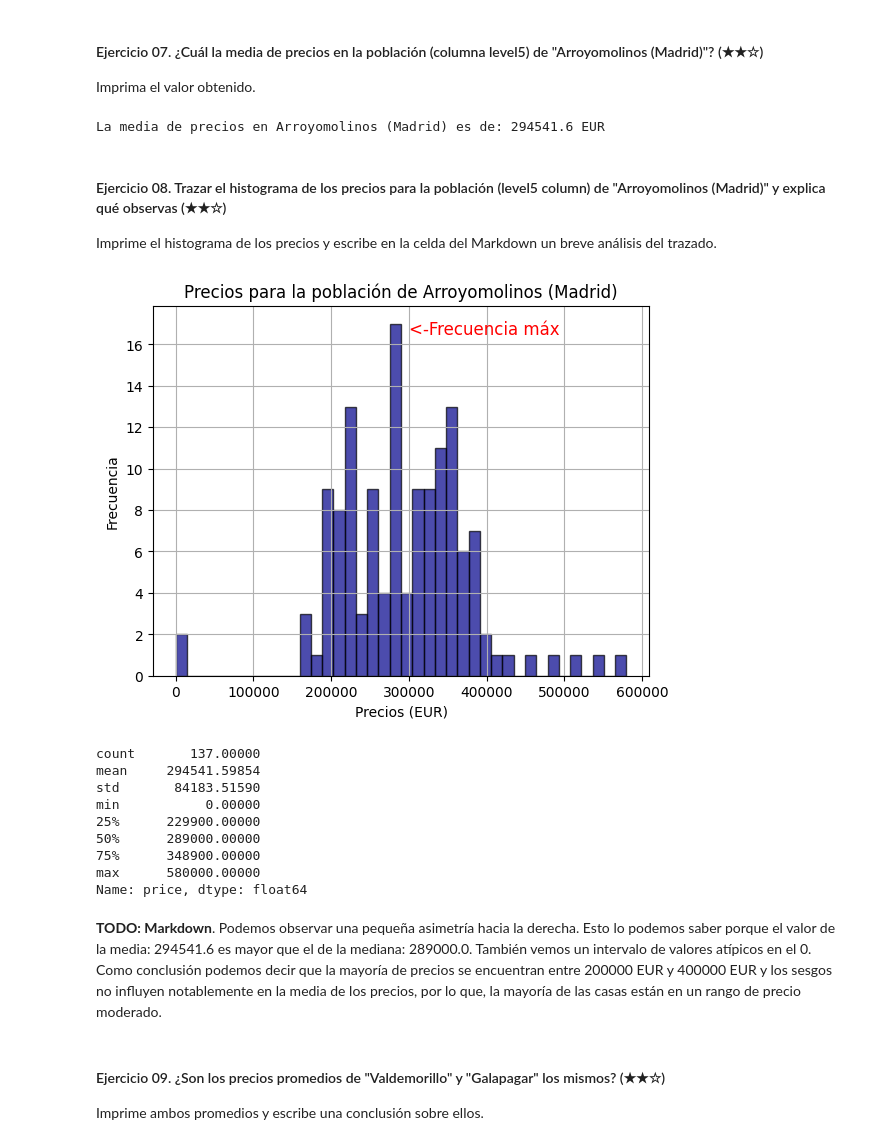
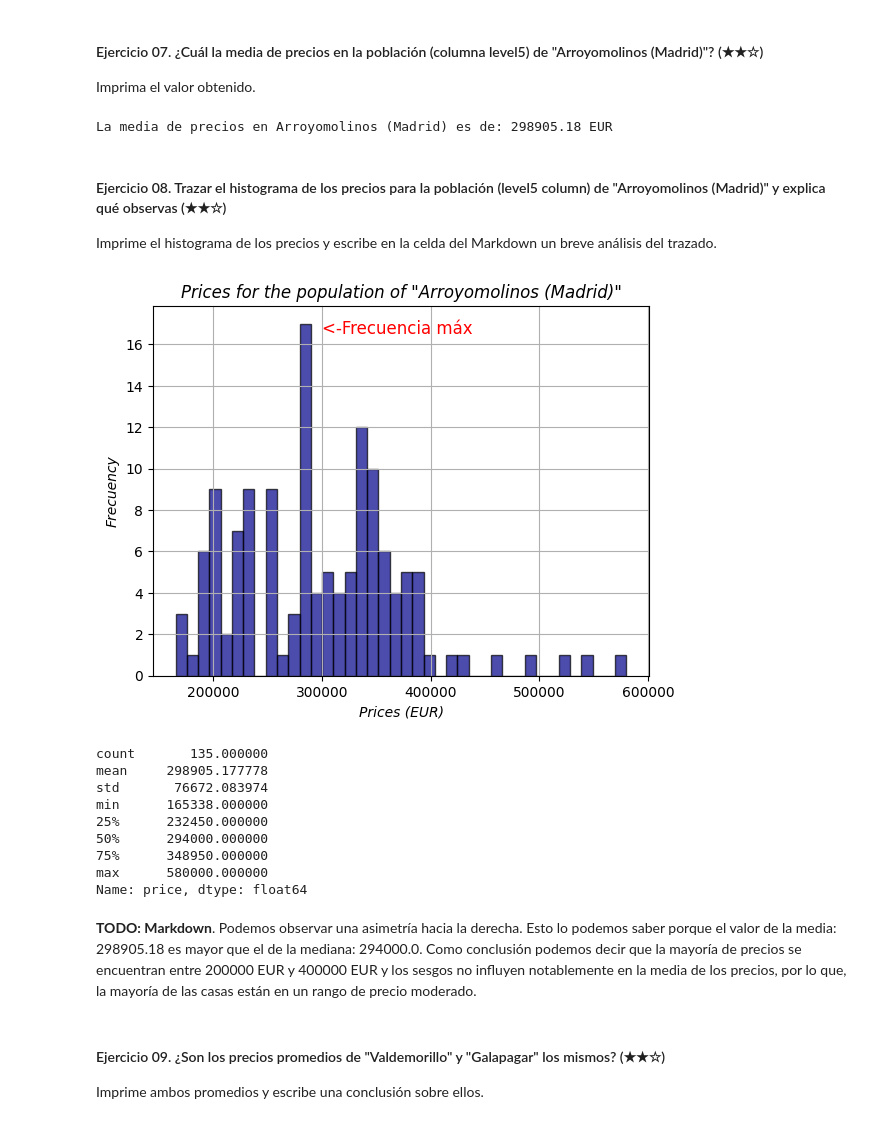
Before and after one commit to FerminRomeroBleda/realestate-datacleanup-exercise, a Jupyter notebook: project.es.ipynb, the cells around one changed output. Drawn from its saved outputs; the diff is of its cells as text; code cells hidden in the pictures.

```diff
--- a/project.es.ipynb
+++ b/project.es.ipynb
@@ -193,17 +187,18 @@ Conclusión: Han habido doce columnas que contenian en ellas al menos un valor N
 Imprima el valor obtenido.
 # %%
 # TODO
+import pandas as pd
 
-#Selecciono las filas donde el nombre sea igual a 'Arroyomolinos (Madrid').
-num_poblacion_arroyomolinos = ds[ds['level5']=="Arroyomolinos (Madrid)"]
+ds_filtered = ds[ds['price'] != 0] # DataFrame filtrado para que no tenga en cuenta los valores iguales a cero en la columna de precios
 
-#las media de los precios de las casas que estan en 'Arroyomolinos (Madrid)
-mean_price = num_poblacion_arroyomolinos['price'].mean()
+ds_filtered_Arroyomolinos = ds_filtered[ds_filtered['level5'] == 'Arroyomolinos (Madrid)']
+
+mean_prices_Arroyomolinos = ds_filtered_Arroyomolinos['price'].mean()
 
 
-print(f"La media de precios en Arroyomolinos (Madrid) es de: {round(mean_price,2)} EUR")
+print(f"La media de precios en Arroyomolinos (Madrid) es de: {round(mean_prices_Arroyomolinos,2)} EUR")
 # %% [output]
-La media de precios en Arroyomolinos (Madrid) es de: 294541.6 EUR
+La media de precios en Arroyomolinos (Madrid) es de: 298905.18 EUR
 # %% [markdown]
 #### Ejercicio 08. Trazar el histograma de los precios para la población (level5 column) de "Arroyomolinos (Madrid)" y explica qué observas (★★☆)
 
@@ -211,47 +206,48 @@ Imprime el histograma de los precios y escribe en la celda del Markdown un breve
 # %%
 # TODO: Code
 import pandas as pd
 import matplotlib.pyplot as plt
 
-#Selecciono las filas donde el nombre sea igual a 'Arroyomolinos (Madrid').
-num_poblacion_arroyomolinos = ds[ds['level5']=="Arroyomolinos (Madrid)"]
+ds_filtered = ds[ds['price'] != 0] # DataFrame filtrado para que no tenga en cuenta los valores iguales a cero en la columna de precios
+ds_filtered_Arroyomolinos = ds_filtered[ds_filtered['level5'] == 'Arroyomolinos (Madrid)']
 
-#Histograma
-plt.hist(num_poblacion_arroyomolinos['price'], bins=40,
+prices_Arroyomolinos = ds_filtered_Arroyomolinos['price']
+
+plt.figure()
+plt.hist(prices_Arroyomolinos,
+          bins=40,
+          alpha=0.7,
           edgecolor = 'black',
-          color = 'darkblue',
-          alpha = 0.7)
-
-#Añadir Título y etiquetas
-plt.title("Precios para la población de Arroyomolinos (Madrid)")
-plt.xlabel('Precios (EUR)')
-plt.ylabel('Frecuencia')
-
-#Añadir cuadrícula
+          color = 'darkblue')
+plt.title('Prices for the population of "Arroyomolinos (Madrid)"',
+           fontstyle = 'oblique')
+plt.xlabel('Prices (EUR)',
+            fontstyle = 'italic')
+plt.ylabel('Frecuency',
+            fontstyle = 'italic')
 plt.grid(True)
 
-#Añadir una anotación
 plt.text(300000,16.5,'<-Frecuencia máx',fontsize=12, color='red')
 
-#Mostrar gráfico
+
 plt.show()
 
 # Statistic summary para un breve análisis del trazado
-num_poblacion_arroyomolinos['price'].describe()
+prices_Arroyomolinos.describe()
 # %% [output]
-[figure, old version]
+[figure, new version]
-count       137.00000
-mean     294541.59854
-std       84183.51590
-min           0.00000
-25%      229900.00000
-50%      289000.00000
-75%      348900.00000
-max      580000.00000
+count       135.000000
+mean     298905.177778
+std       76672.083974
+min      165338.000000
+25%      232450.000000
+50%      294000.000000
+75%      348950.000000
+max      580000.000000
 Name: price, dtype: float64
 # %% [markdown]
-**TODO: Markdown**. Podemos observar una pequeña asimetría hacia la derecha. Esto lo podemos saber porque el valor de la media: 294541.6 es mayor que el de la mediana: 289000.0.
-También vemos un intervalo de valores atípicos en el 0. Como conclusión podemos decir que la mayoría de precios se encuentran entre 200000 EUR y 400000 EUR y los sesgos no influyen notablemente en la media de los precios, por lo que, la mayoría de las casas están en un rango de precio moderado.
+**TODO: Markdown**. Podemos observar una asimetría hacia la derecha. Esto lo podemos saber porque el valor de la media: 298905.18 es mayor que el de la mediana: 294000.0.
+Como conclusión podemos decir que la mayoría de precios se encuentran entre 200000 EUR y 400000 EUR y los sesgos no influyen notablemente en la media de los precios, por lo que, la mayoría de las casas están en un rango de precio moderado.
 # %% [markdown]
 #### Ejercicio 09. ¿Son los precios promedios de "Valdemorillo" y "Galapagar" los mismos? (★★☆)
 
```
Also changed, not shown: parts of 19 cells of this notebook.
